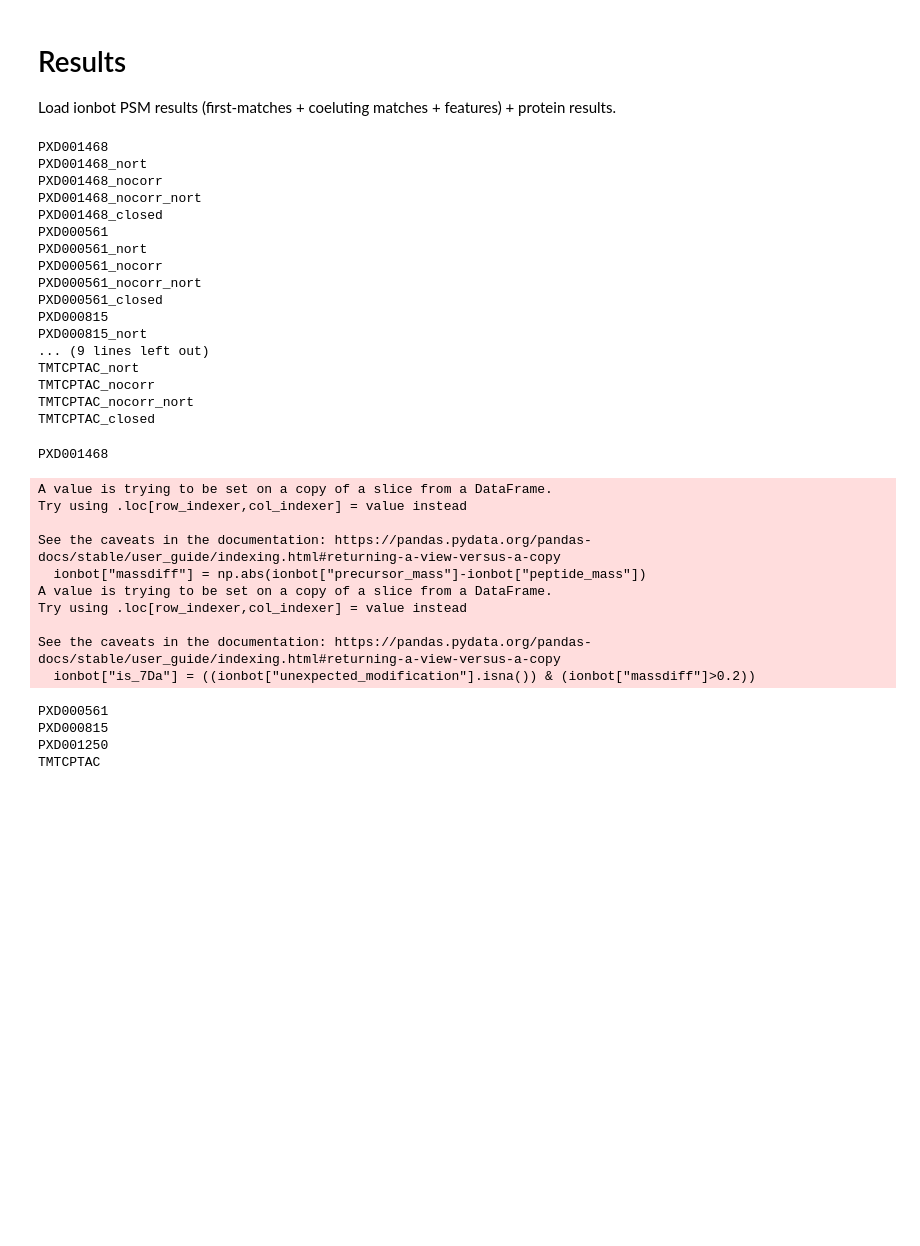
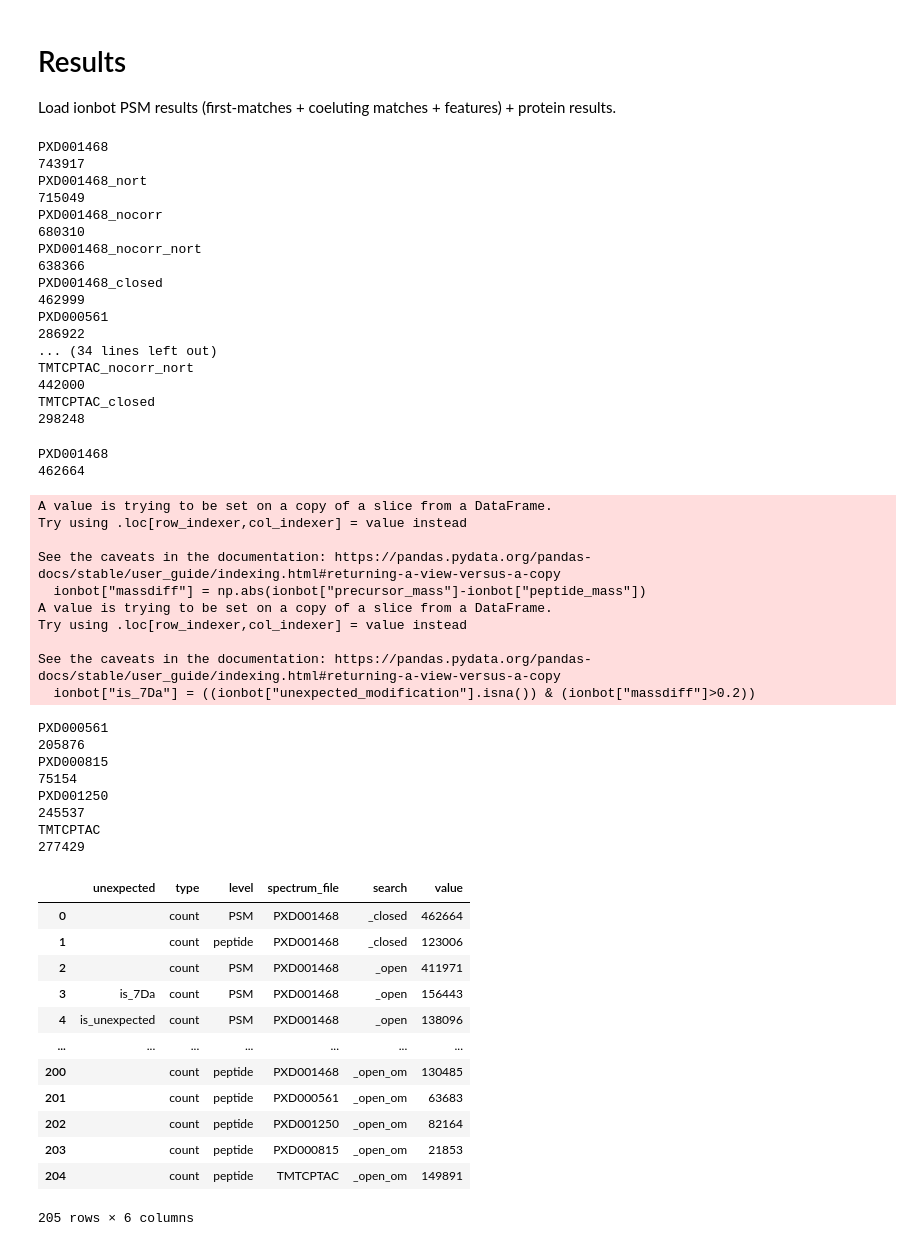
Before and after one commit to sdgroeve/ionbot_paper, a Jupyter notebook: script_id_overlap.ipynb, the cells around one changed output. Drawn from its saved outputs; the diff is of its cells as text; code cells hidden in the pictures; blank space fills up the shorter version.

```diff
--- a/script_id_overlap.ipynb
+++ b/script_id_overlap.ipynb
@@ -59,6 +59,7 @@ for datas in datasets:
         tmp = pd.read_csv("%s/ionbot.features.csv"%folder2)
         ionbot = ionbot.merge(tmp,on="ionbot_match_id",how="left")
         ionbot = ionbot[(ionbot["database"]=="T")&(ionbot["q-value"]<=0.01)]
+        print(len(ionbot))
         if "PXD001468" in dataset:
             ionbot["scan"] = ionbot["spectrum_title"].apply(get_scan_ionbot)
             ionbot["sfile"] = ionbot["spectrum_title"].apply(get_spectrum_file_ionbot)
@@ -78,22 +79,22 @@ for datas in datasets:
         results[dataset] = ionbot
 # %% [output]
 PXD001468
+743917
 PXD001468_nort
+715049
 PXD001468_nocorr
+680310
 PXD001468_nocorr_nort
+638366
 PXD001468_closed
+462999
 PXD000561
-PXD000561_nort
-PXD000561_nocorr
-PXD000561_nocorr_nort
-PXD000561_closed
-PXD000815
-PXD000815_nort
-... (9 lines left out)
-TMTCPTAC_nort
-TMTCPTAC_nocorr
+286922
+... (34 lines left out)
 TMTCPTAC_nocorr_nort
+442000
 TMTCPTAC_closed
+298248
 # %%
 def is_in_s(x):
     return x in s
@@ -108,7 +109,11 @@ for datas in datasets:
     dataset = datas + "_closed"
     ionbot = results[dataset]
     full = len(ionbot)
+    print(full)
     to_write.append(["","count","PSM",datas,"_closed",full])
+    full = len(ionbot["matched_peptide"].unique())
+    to_write.append(["","count","peptide",datas,"_closed",full])
+
 
     dataset = datas
     ionbot = results[dataset]
@@ -204,6 +209,7 @@ for datas in datasets:
     to_write.append(["","overlap_open_noR_no_corr","PSM",datas,"_open_noR_no_corr",uniques2-overruled])
     to_write.append(["overruled","overlap_open_noR_no_corr","PSM",datas,"_open_noR_no_corr",overruled])
 
+
     #overlap between open and closed
     dataset = datas
     ionbot = results[dataset]
@@ -232,7 +238,7 @@ for datas in datasets:
 
     dataset = datas
     ionbot = results[dataset]
-    s = s1
+    s = s1.difference(s2)
     ionbot["unique"] = ionbot["PSM"].apply(is_in_s)
     ionbot = ionbot[ionbot["unique"]==True]
     ionbot["massdiff"] = np.abs(ionbot["precursor_mass"]-ionbot["peptide_mass"])
@@ -243,14 +249,30 @@ for datas in datasets:
     to_write.append(["","overlap_closed","PSM",datas,"_open",full-wide-unexp])
     to_write.append(["is_7Da","overlap_closed","PSM",datas,"_open",wide])
     to_write.append(["is_unexpected","overlap_closed","PSM",datas,"_open",unexp])
-    full = len(ionbot[ionbot["rank"]=="first"]["matched_peptide"].unique())
-    wide = len(ionbot[(ionbot["rank"]=="first")&(ionbot["is_7Da"]==True)]["matched_peptide"].unique())
-    unexp = len(ionbot[(ionbot["rank"]=="first")&(ionbot["unexpected_modification"].notna())]["matched_peptide"].unique())
-    to_write.append(["","overlap_closed","peptide",datas,"_open",full-wide-unexp])
-    to_write.append(["is_7Da","overlap_closed","peptide",datas,"_open",wide])
-    to_write.append(["is_unexpected","overlap_closed","peptide",datas,"_open",unexp])
+
+    dataset = datas
+    ionbot = results[dataset]
+    s1 = set(ionbot[ionbot["rank"]=="first"]["matched_peptide"])
+    dataset = datas + "_closed"
+    ionbot = results[dataset]
+    s2 = set(ionbot["matched_peptide"])
+    to_write.append(["","overlap_closed","peptide",datas,"_open",len(s1.difference(s2))])
+    to_write.append(["","overlap_closed","peptide",datas,"intersection",len(s1.intersection(s2))])
+    to_write.append(["","overlap_closed","peptide",datas,"_closed",len(s2.difference(s1))])
+
+to_write.append(["","count","PSM","PXD001468","_open_om",586403])
+to_write.append(["","count","PSM","PXD000561","_open_om",227746])
+to_write.append(["","count","PSM","PXD001250","_open_om",353869])
+to_write.append(["","count","PSM","PXD000815","_open_om",73342])
+to_write.append(["","count","PSM","TMTCPTAC","_open_om",367960])
+to_write.append(["","count","peptide","PXD001468","_open_om",130485])
+to_write.append(["","count","peptide","PXD000561","_open_om",63683])
+to_write.append(["","count","peptide","PXD001250","_open_om",82164])
+to_write.append(["","count","peptide","PXD000815","_open_om",21853])
+to_write.append(["","count","peptide","TMTCPTAC","_open_om",149891])
 # %% [output]
 PXD001468
+462664
 A value is trying to be set on a copy of a slice from a DataFrame.
 Try using .loc[row_indexer,col_indexer] = value instead
 
@@ -262,9 +284,29 @@ Try using .loc[row_indexer,col_indexer] = value instead
 See the caveats in the documentation: https://pandas.pydata.org/pandas-docs/stable/user_guide/indexing.html#returning-a-view-versus-a-copy
   ionbot["is_7Da"] = ((ionbot["unexpected_modification"].isna()) & (ionbot["massdiff"]>0.2))
 PXD000561
+205876
 PXD000815
+75154
 PXD001250
+245537
 TMTCPTAC
+277429
 # %%
 to_write = pd.DataFrame(to_write,columns=["unexpected","type","level","spectrum_file","search","value"])
 to_write.to_csv("id_overlap.csv",index=False)
+# %%
+to_write
+# %% [output]
+|  | unexpected | type | level | spectrum_file | search | value |
+| 0 |  | count | PSM | PXD001468 | _closed | 462664 |
+| 1 |  | count | peptide | PXD001468 | _closed | 123006 |
+| 2 |  | count | PSM | PXD001468 | _open | 411971 |
+| 3 | is_7Da | count | PSM | PXD001468 | _open | 156443 |
+| 4 | is_unexpected | count | PSM | PXD001468 | _open | 138096 |
+| ... | ... | ... | ... | ... | ... | ... |
+| 200 |  | count | peptide | PXD001468 | _open_om | 130485 |
+| 201 |  | count | peptide | PXD000561 | _open_om | 63683 |
+| 202 |  | count | peptide | PXD001250 | _open_om | 82164 |
+| 203 |  | count | peptide | PXD000815 | _open_om | 21853 |
+| 204 |  | count | peptide | TMTCPTAC | _open_om | 149891 |
+205 rows × 6 columns
```
Also changed, not shown: parts of 2 cells of this notebook, 6 other files.
